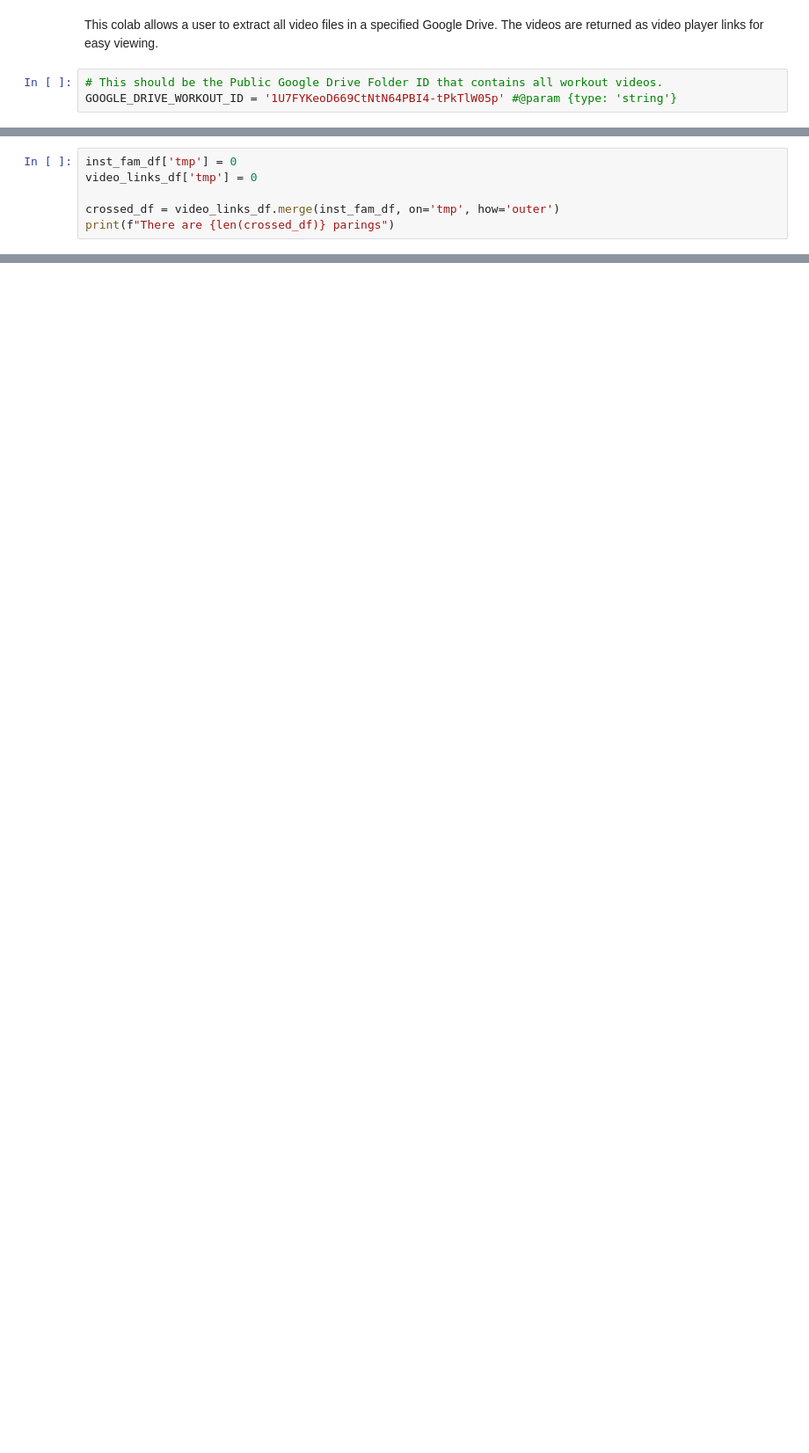
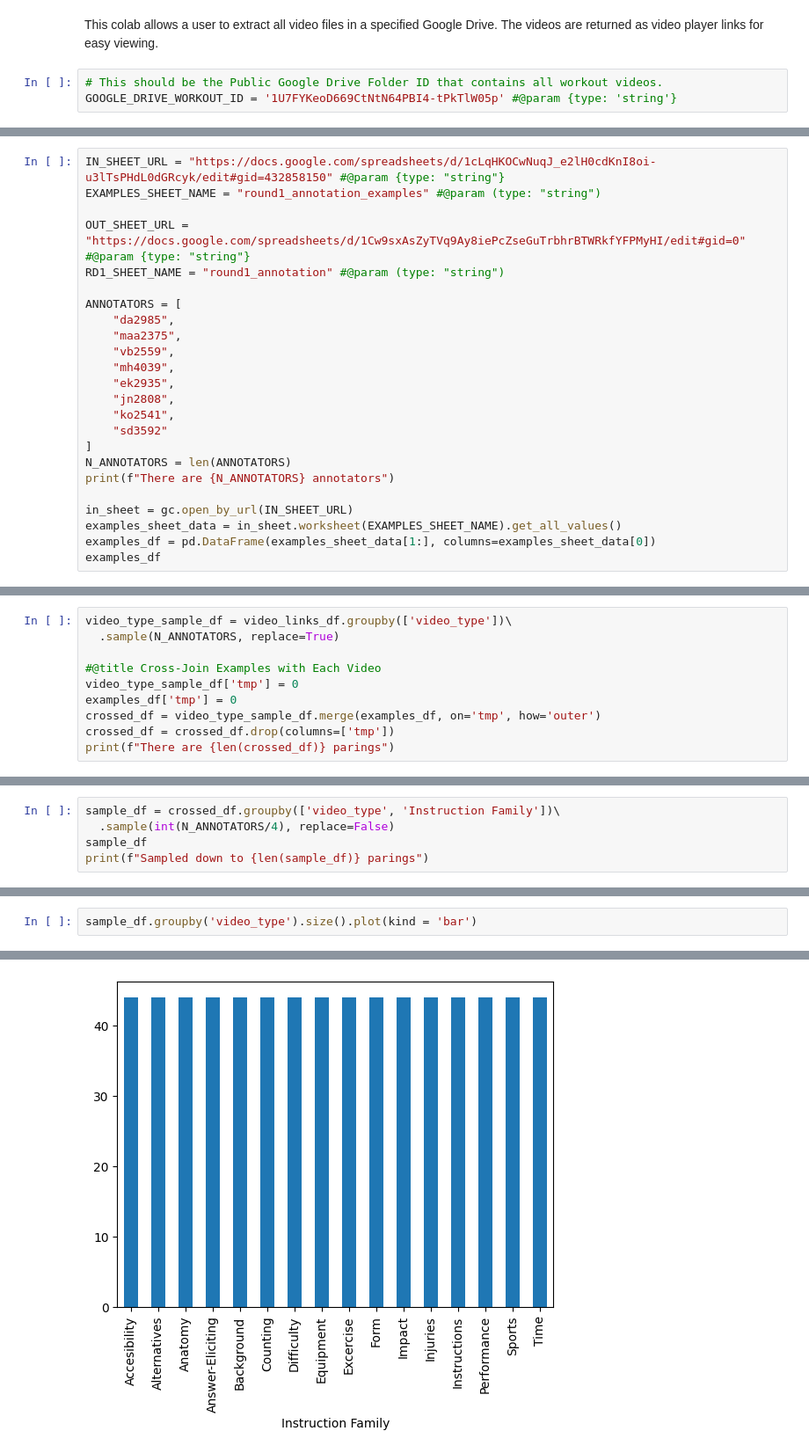
Before and after one commit to derkmed/COMSE6998_025_Project, a Jupyter notebook: pydrive_get_video_file_player_urls.ipynb, the cells around one changed output, grey strips where cells are left out. Shown at 88% size. Saved outputs shown, nothing was run; the diff lists cells and outputs as text; blank space fills up the shorter version.

Commit message:
Add final sampling with annotation examples joined in

```diff
--- a/pydrive_get_video_file_player_urls.ipynb
+++ b/pydrive_get_video_file_player_urls.ipynb
@@ -104,0 +113,24 @@ There are 21 instruction families
+# %%
+IN_SHEET_URL = "https://docs.google.com/spreadsheets/d/1cLqHKOCwNuqJ_e2lH0cdKnI8oi-u3lTsPHdL0dGRcyk/edit#gid=432858150" #@param {type: "string"}
+EXAMPLES_SHEET_NAME = "round1_annotation_examples" #@param (type: "string")
+
+OUT_SHEET_URL = "https://docs.google.com/spreadsheets/d/1Cw9sxAsZyTVq9Ay8iePcZseGuTrbhrBTWRkfYFPMyHI/edit#gid=0" #@param {type: "string"}
+RD1_SHEET_NAME = "round1_annotation" #@param (type: "string")
+
+ANNOTATORS = [
+    "da2985",
+    "maa2375",
+    "vb2559",
+    "mh4039",
+    "ek2935",
+    "jn2808",
+    "ko2541",
+    "sd3592"
+]
+N_ANNOTATORS = len(ANNOTATORS)
+print(f"There are {N_ANNOTATORS} annotators")
+
+in_sheet = gc.open_by_url(IN_SHEET_URL)
+examples_sheet_data = in_sheet.worksheet(EXAMPLES_SHEET_NAME).get_all_values()
+examples_df = pd.DataFrame(examples_sheet_data[1:], columns=examples_sheet_data[0])
+examples_df
@@ -105,7 +156,11 @@ There are 21 instruction families
 # %%
-inst_fam_df['tmp'] = 0
-video_links_df['tmp'] = 0
+video_type_sample_df = video_links_df.groupby(['video_type'])\
+  .sample(N_ANNOTATORS, replace=True)
 
-crossed_df = video_links_df.merge(inst_fam_df, on='tmp', how='outer')
+#@title Cross-Join Examples with Each Video
+video_type_sample_df['tmp'] = 0
+examples_df['tmp'] = 0
+crossed_df = video_type_sample_df.merge(examples_df, on='tmp', how='outer')
+crossed_df = crossed_df.drop(columns=['tmp'])
 print(f"There are {len(crossed_df)} parings")
 # %% [output]
@@ -131,0 +168,5 @@ set_with_dataframe(inst_family_examples_sheet, crossed_df)
+# %%
+sample_df = crossed_df.groupby(['video_type', 'Instruction Family'])\
+  .sample(int(N_ANNOTATORS/4), replace=False)
+sample_df
+print(f"Sampled down to {len(sample_df)} parings")
@@ -131,0 +175,3 @@ set_with_dataframe(inst_family_examples_sheet, crossed_df)
+# %%
+sample_df.groupby('video_type').size().plot(kind = 'bar')
+# %% [output]
@@ -131,0 +179 @@ set_with_dataframe(inst_family_examples_sheet, crossed_df)
+[figure, added]
```
Also changed, not shown: parts of 15 cells of this notebook.
